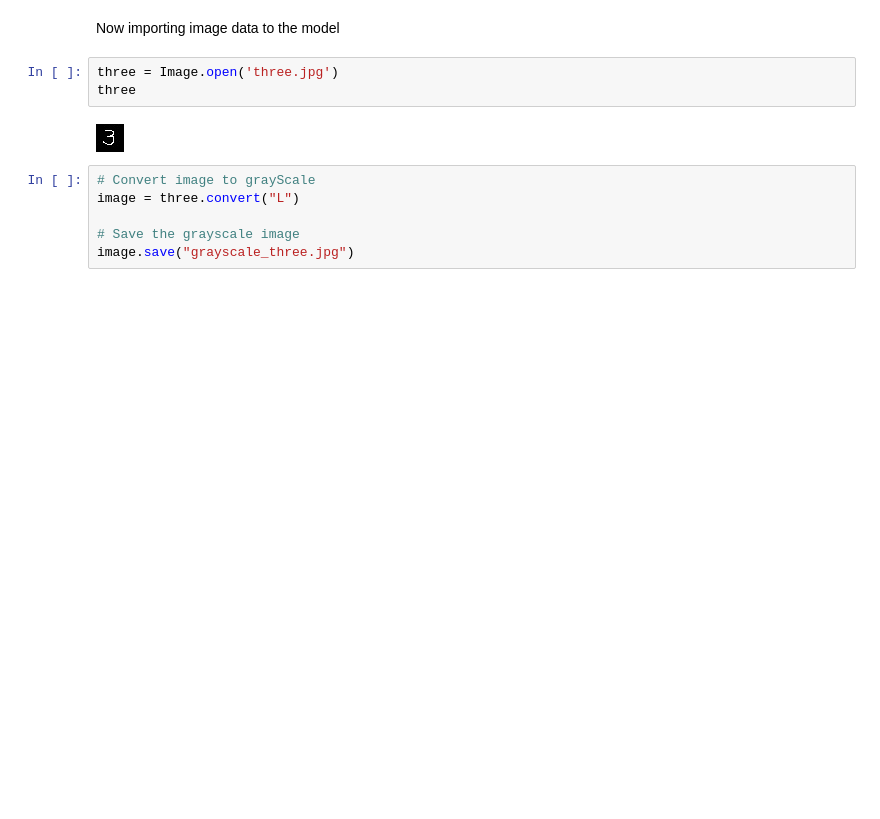
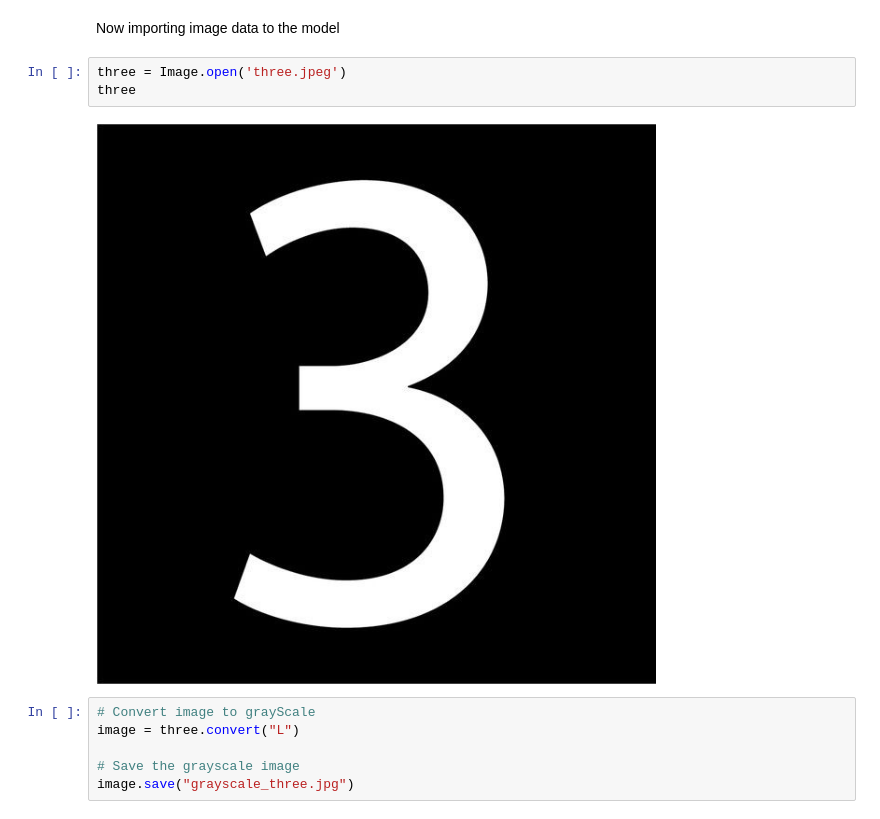
Before and after one commit to mariyam1221/LAB_WORK_ANN, a Jupyter notebook: LABS/Lab_07- ANN on MNIST dataset/Number Classification 2.ipynb, the cells around one changed output. Cells and saved outputs as stored; diff of their text form; blank space fills up the shorter version.

```diff
--- a/LABS/Lab_07- ANN on MNIST dataset/Number Classification 2.ipynb
+++ b/LABS/Lab_07- ANN on MNIST dataset/Number Classification 2.ipynb
@@ -114,10 +114,10 @@ test_labels[0]
 # %% [markdown]
 Now importing image data to the model
 # %%
-three = Image.open('three.jpg')
+three = Image.open('three.jpeg')
 three
 # %% [output]
-[figure, old version]
+[figure, new version]
 # %%
 # Convert image to grayScale
 image = three.convert("L")
```
Also changed, not shown: parts of 11 cells of this notebook, 1 other file.
